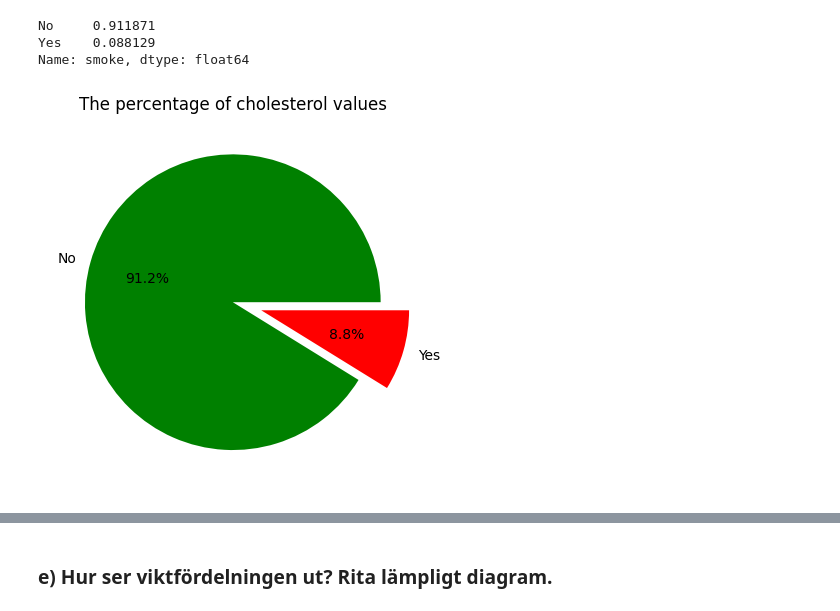
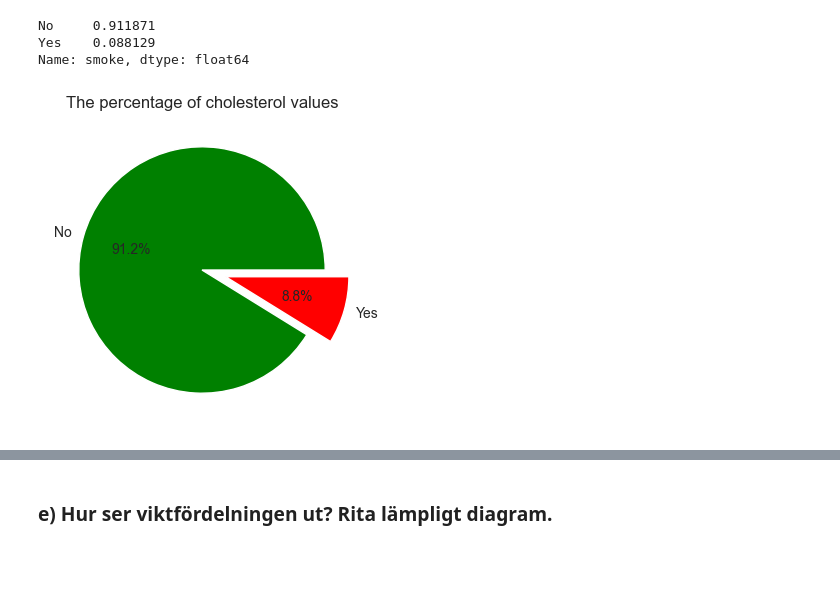
Before and after one commit to VineelaNedunuri/Disease--Prediction-Machine-Learning, a Jupyter notebook: EDA_Disease_prediction.ipynb, the cells around one changed output, grey strips where cells are left out. Cells and saved outputs as stored; diff of their text form; code cells hidden in the pictures; blank space fills up the shorter version.

Commit message:
bar plot

```diff
--- a/EDA_Disease_prediction.ipynb
+++ b/EDA_Disease_prediction.ipynb
@@ -243,11 +243,12 @@ No     0.911871
 Yes    0.088129
 Name: smoke, dtype: float64
 # %%
-plt.pie(smoking_counts.values, labels = smoking_counts.index, autopct='%.1f%%',explode= (0,0.2), colors=['green','red'])
+fig, ax = plt.subplots(figsize=(18,4))
+ax.pie(smoking_counts.values, labels = smoking_counts.index, autopct='%.1f%%',explode= (0,0.2), colors=['green','red'])
 plt.title('The percentage of cholesterol values')
 plt.show()
 # %% [output]
-[figure, old version]
+[figure, new version]
 # %%
 # patients who got cardio disease
 df_stroke_yes= df.query('cardio== "Yes"')
```
Also changed, not shown: parts of 12 cells of this notebook.
